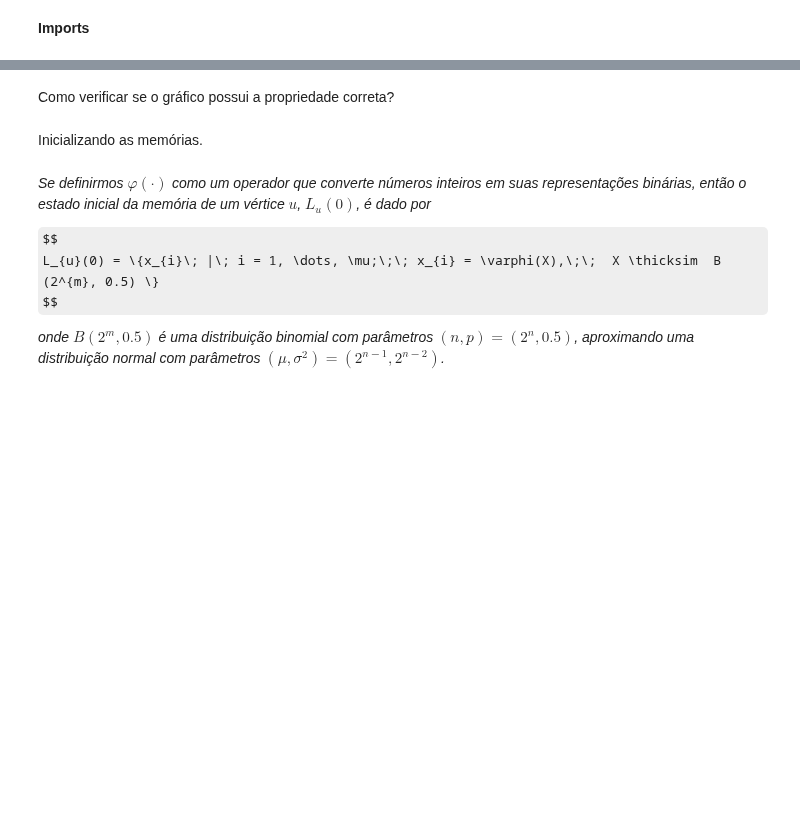
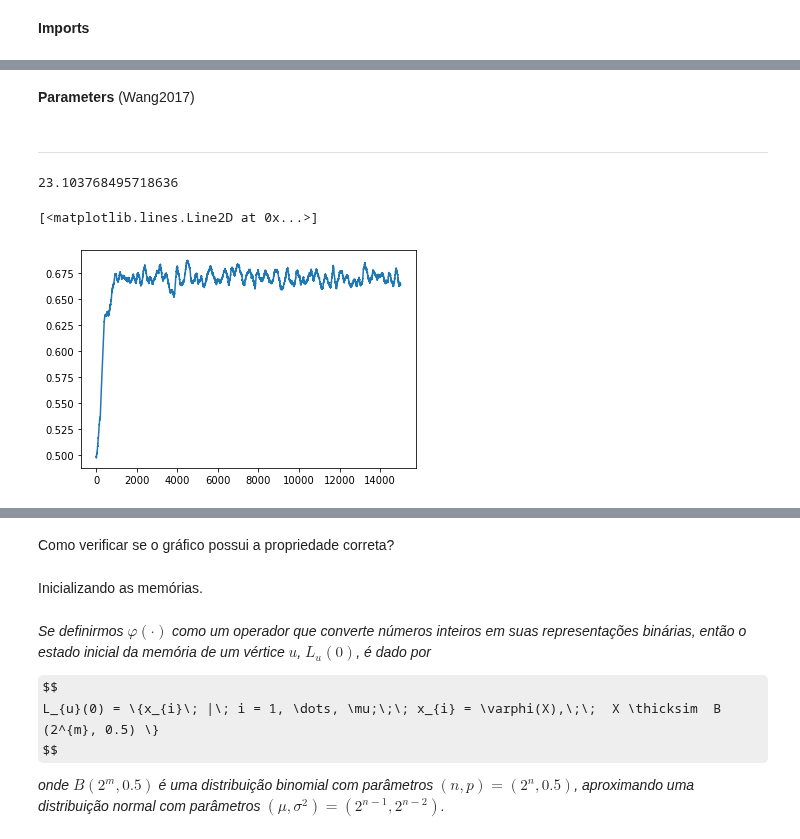
Before and after one commit to patrick-oliveira/EntropiaGrafos, a Jupyter notebook: Modelo.ipynb, the cells around one changed output, grey strips where cells are left out. Drawn from its saved outputs; the diff is of its cells as text; code cells hidden in the pictures; some formulas as TeX source; blank space fills up the shorter version.

```diff
--- a/Modelo.ipynb
+++ b/Modelo.ipynb
@@ -11,3 +15,5 @@ __Definição de Tipos__
 # %%
 Graph = NewType('Graph', nx.Graph)
 Binary = NewType('Binary', str)   # This type will represent binary codes from integers
+# %% [markdown]
+__Parameters__ (Wang2017)
@@ -13,0 +57,26 @@ Binary = NewType('Binary', str)   # This type will represent binary codes from i
+# %% [markdown]
+***
+# %%
+T = 15000
+
+statistics = {'H': [],
+              'pi': []}
+
+model = Model(N, pa, mu, m, kappa, lambd, alpha, omega, gamma, seed)
+update_statistics(model, statistics)
+# %%
+start = time.time()
+
+for i in range(T):
+    simulate(model)
+    update_statistics(model, statistics)
+
+end   = time.time()
+print((end - start)/60)
+# %% [output]
+23.103768495718636
+# %%
+plt.plot(range(T + 1), statistics['pi'])
+# %% [output]
+[<matplotlib.lines.Line2D at 0x...>]
+[figure, added]
```
Also changed, not shown: parts of 33 cells of this notebook.
